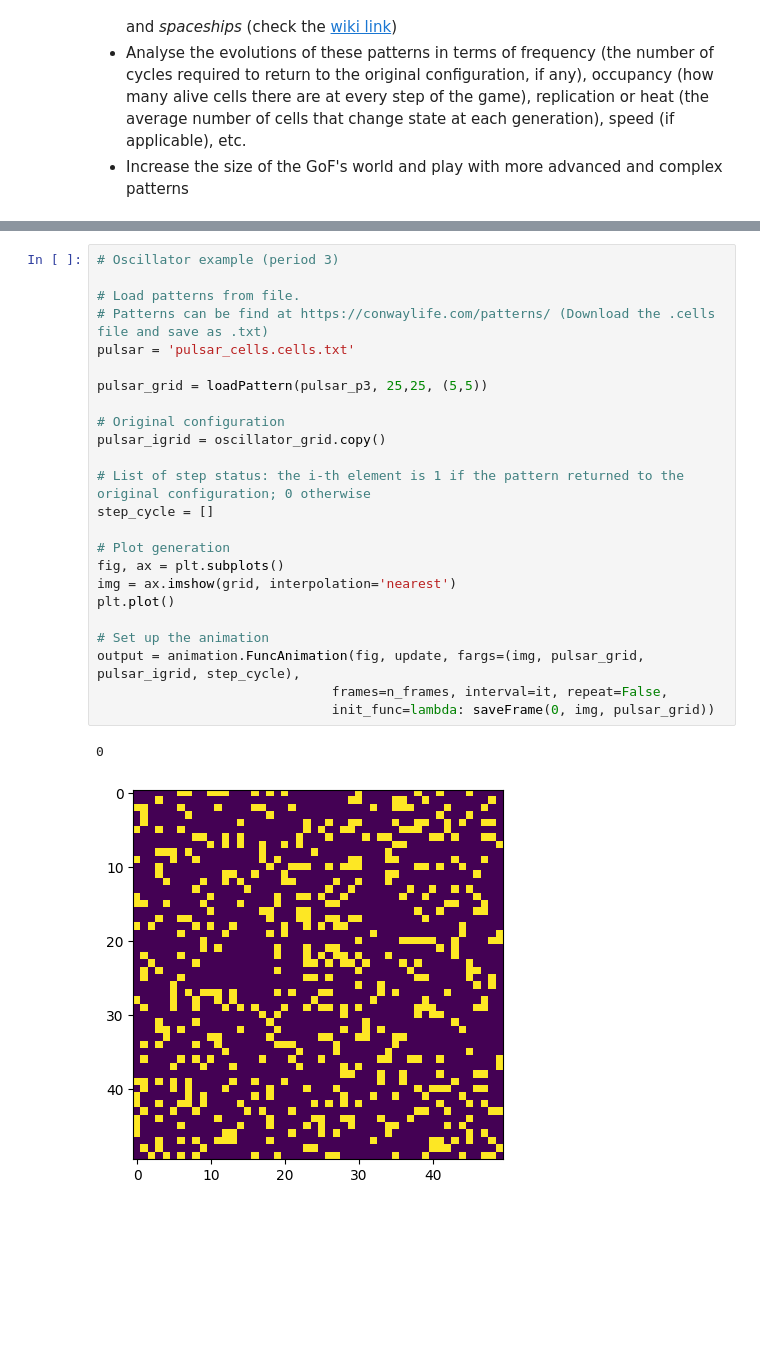
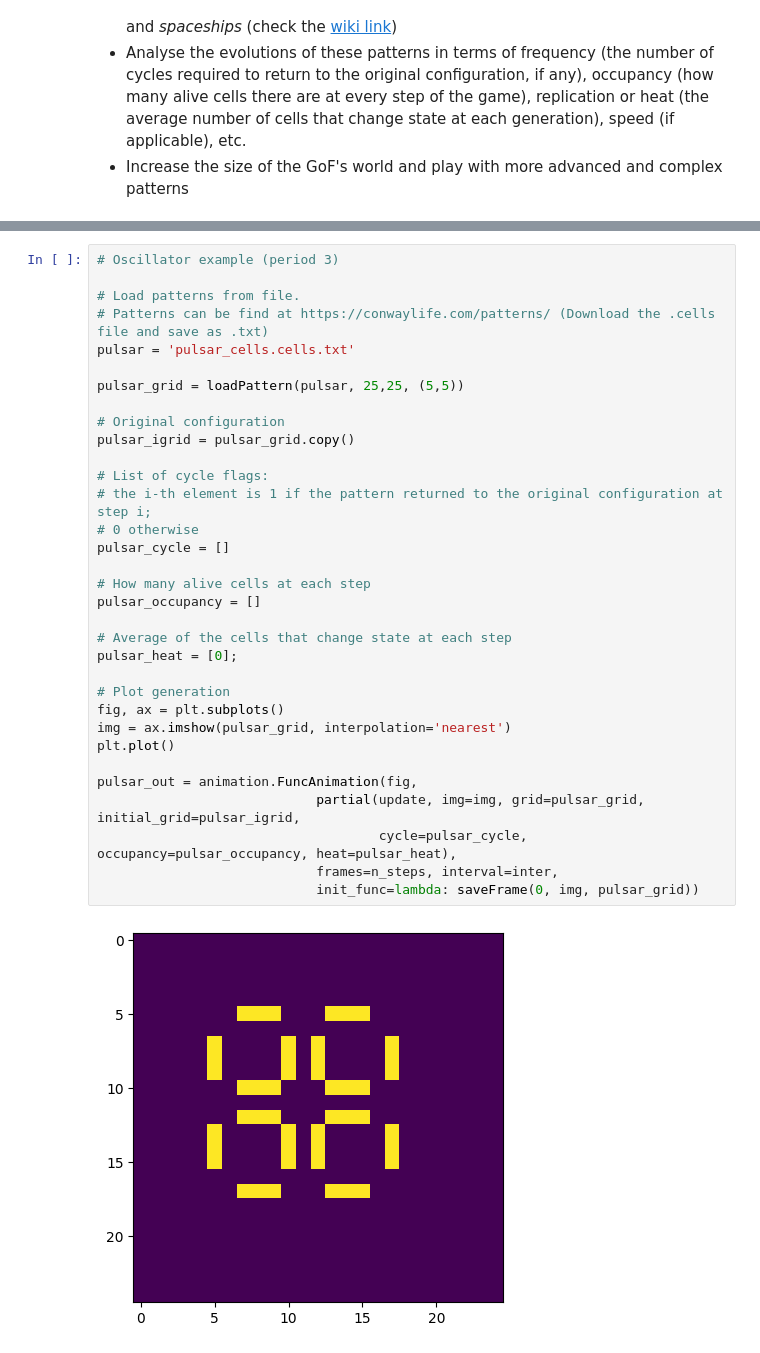
Before and after one commit to ciminoV/SCWP23Project_Group2, a Jupyter notebook: Project.ipynb, the cells around one changed output, grey strips where cells are left out. Drawn from its saved outputs; the diff is of its cells as text; blank space fills up the shorter version.

```diff
--- a/Project.ipynb
+++ b/Project.ipynb
@@ -192,30 +241,38 @@ Image(url=gif_name)
 # %%
 # Oscillator example (period 3)
 
 # Load patterns from file.
 # Patterns can be find at https://conwaylife.com/patterns/ (Download the .cells file and save as .txt)
 pulsar = 'pulsar_cells.cells.txt'
 
-pulsar_grid = loadPattern(pulsar_p3, 25,25, (5,5))
+pulsar_grid = loadPattern(pulsar, 25,25, (5,5))
 
 # Original configuration
-pulsar_igrid = oscillator_grid.copy()
+pulsar_igrid = pulsar_grid.copy()
 
-# List of step status: the i-th element is 1 if the pattern returned to the original configuration; 0 otherwise
-step_cycle = []
+# List of cycle flags:
+# the i-th element is 1 if the pattern returned to the original configuration at step i;
+# 0 otherwise
+pulsar_cycle = []
+
+# How many alive cells at each step
+pulsar_occupancy = []
+
+# Average of the cells that change state at each step
+pulsar_heat = [0];
 
 # Plot generation
 fig, ax = plt.subplots()
-img = ax.imshow(grid, interpolation='nearest')
+img = ax.imshow(pulsar_grid, interpolation='nearest')
 plt.plot()
 
-# Set up the animation
-output = animation.FuncAnimation(fig, update, fargs=(img, pulsar_grid, pulsar_igrid, step_cycle),
-                              frames=n_frames, interval=it, repeat=False,
-                              init_func=lambda: saveFrame(0, img, pulsar_grid))
+pulsar_out = animation.FuncAnimation(fig,
+                            partial(update, img=img, grid=pulsar_grid, initial_grid=pulsar_igrid,
+                                    cycle=pulsar_cycle, occupancy=pulsar_occupancy, heat=pulsar_heat),
+                            frames=n_steps, interval=inter,
+                            init_func=lambda: saveFrame(0, img, pulsar_grid))
 # %% [output]
-0
-[figure, old version]
+[figure, new version]
 # %%
 # To save the animation as a GIF using Pillow
 gif_name = 'pulsar_period3.gif'
```
Also changed, not shown: parts of 13 cells of this notebook.
